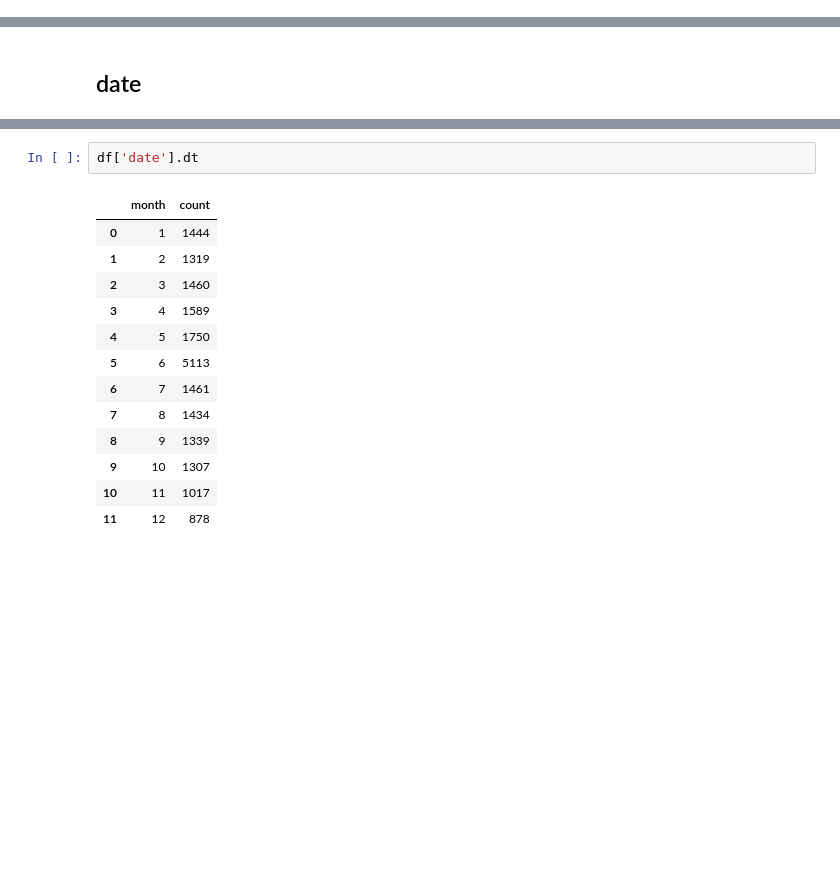
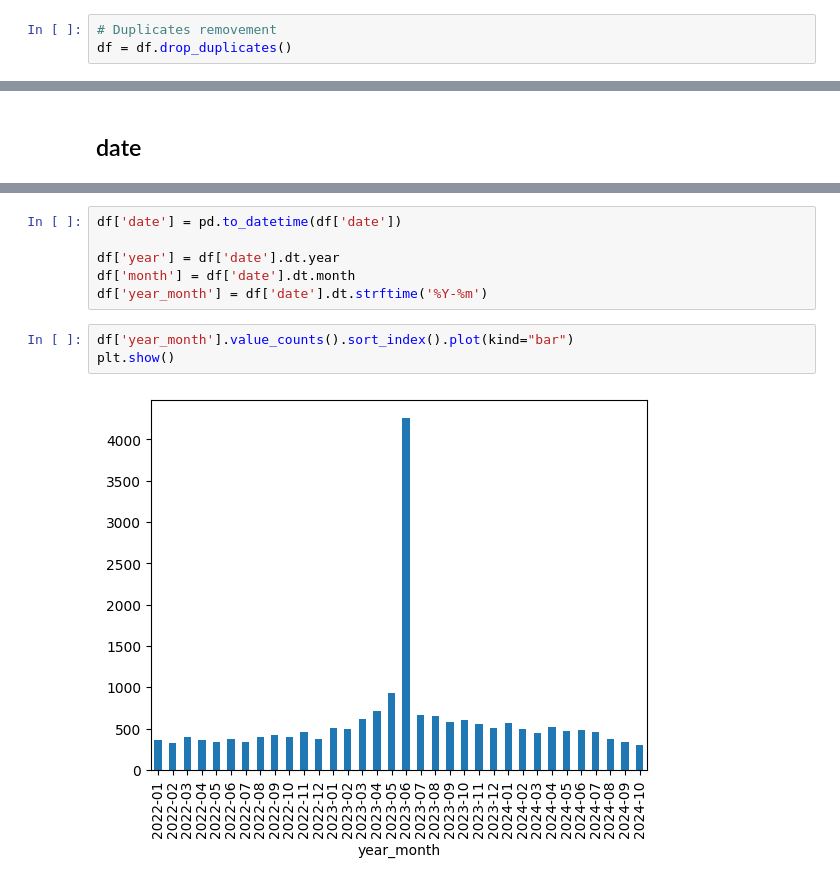
Before and after one commit to Jinqiao-Li/SwissText2025_CleanTech, a Jupyter notebook: phase1/patent_exploration.ipynb, the cells around one changed output, grey strips where cells are left out. Saved outputs shown, nothing was run; the diff lists cells and outputs as text; blank space fills up the shorter version.

```diff
--- a/phase1/patent_exploration.ipynb
+++ b/phase1/patent_exploration.ipynb
@@ -37,0 +33,3 @@ Extracting files...
+# %%
+# Duplicates removement
+df = df.drop_duplicates()
@@ -120,16 +49,11 @@ df
-# %%
-df['date'].dt
-# %% [output]
-|  | month | count |
-| 0 | 1 | 1444 |
-| 1 | 2 | 1319 |
-| 2 | 3 | 1460 |
-| 3 | 4 | 1589 |
-| 4 | 5 | 1750 |
-| 5 | 6 | 5113 |
-| 6 | 7 | 1461 |
-| 7 | 8 | 1434 |
-| 8 | 9 | 1339 |
-| 9 | 10 | 1307 |
-| 10 | 11 | 1017 |
-| 11 | 12 | 878 |
+# %%
+df['date'] = pd.to_datetime(df['date'])
+
+df['year'] = df['date'].dt.year
+df['month'] = df['date'].dt.month
+df['year_month'] = df['date'].dt.strftime('%Y-%m')
+# %%
+df['year_month'].value_counts().sort_index().plot(kind="bar")
+plt.show()
+# %% [output]
+[figure, added]
```
Also changed, not shown: parts of 15 cells of this notebook.
